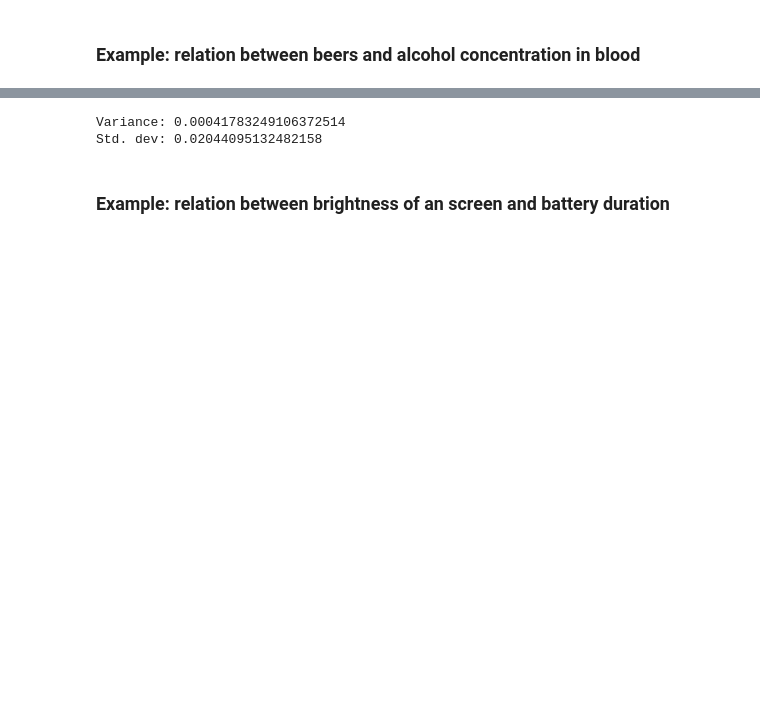
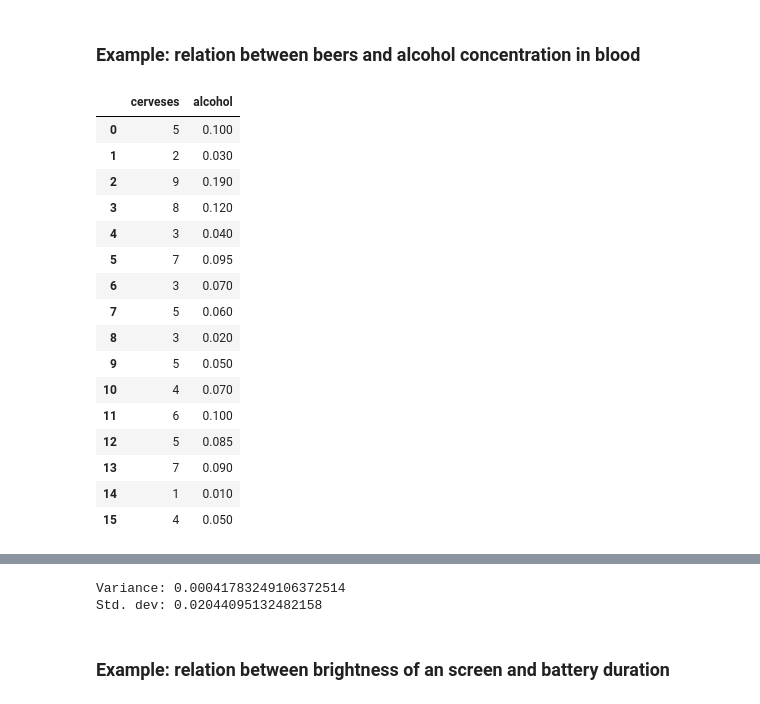
Before and after one commit to miquelcamprodon/sme-materials, a Jupyter notebook: 06-LinearModel.ipynb, the cells around one changed output, grey strips where cells are left out. Drawn from its saved outputs; the diff is of its cells as text; code cells hidden in the pictures; blank space fills up the shorter version.

```diff
--- a/06-LinearModel.ipynb
+++ b/06-LinearModel.ipynb
@@ -19,6 +19,26 @@ df_cervalc = pd.DataFrame({'cerveses':[5,2,9,8,3,7,3,5,3,5,4,6,5,7,1,4],
                           'alcohol':[0.1,0.03,0.19,0.12,0.04,0.095,0.070,
                                      0.06,0.02,0.05,0.07,0.1,0.085,0.09,
                                      0.01,0.05]})
+# %%
+df_cervalc
+# %% [output]
+|  | cerveses | alcohol |
+| 0 | 5 | 0.100 |
+| 1 | 2 | 0.030 |
+| 2 | 9 | 0.190 |
+| 3 | 8 | 0.120 |
+| 4 | 3 | 0.040 |
+| 5 | 7 | 0.095 |
+| 6 | 3 | 0.070 |
+| 7 | 5 | 0.060 |
+| 8 | 3 | 0.020 |
+| 9 | 5 | 0.050 |
+| 10 | 4 | 0.070 |
+| 11 | 6 | 0.100 |
+| 12 | 5 | 0.085 |
+| 13 | 7 | 0.090 |
+| 14 | 1 | 0.010 |
+| 15 | 4 | 0.050 |
 # %%
 mod = sm_formula.ols('alcohol ~ 1 + cerveses', data=df_cervalc)
 res = mod.fit()
```
Also changed, not shown: parts of 13 cells of this notebook, 3 other files.
